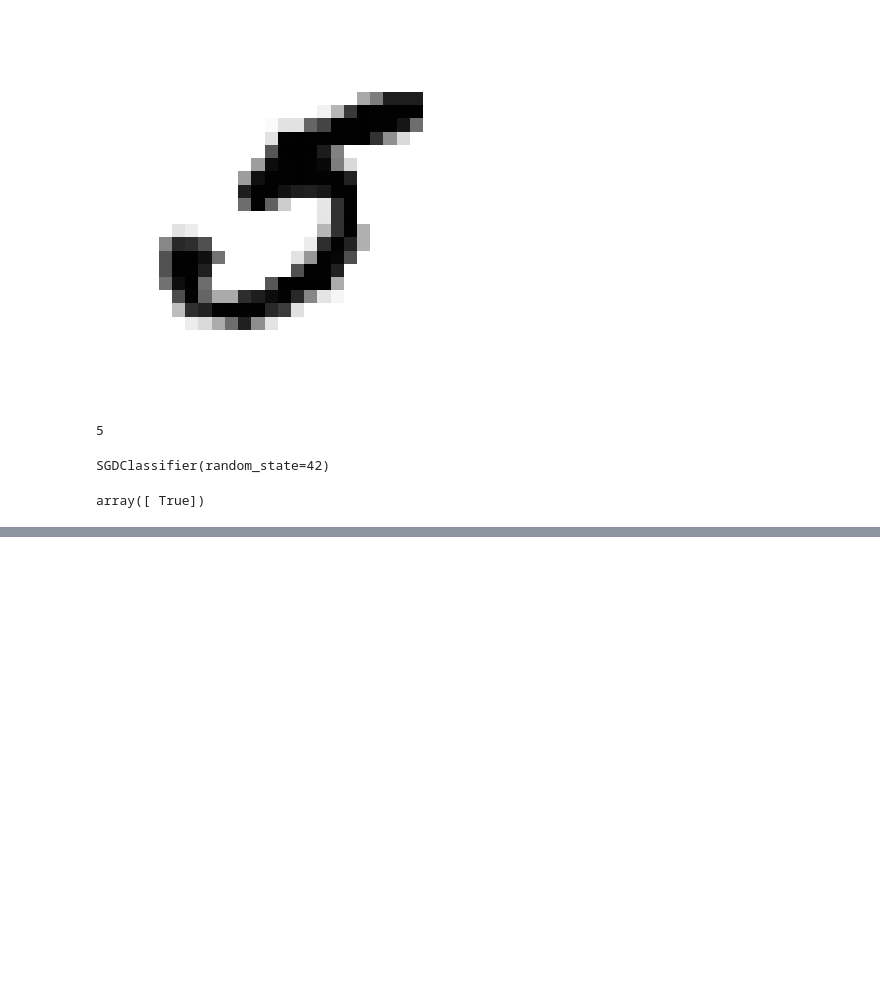
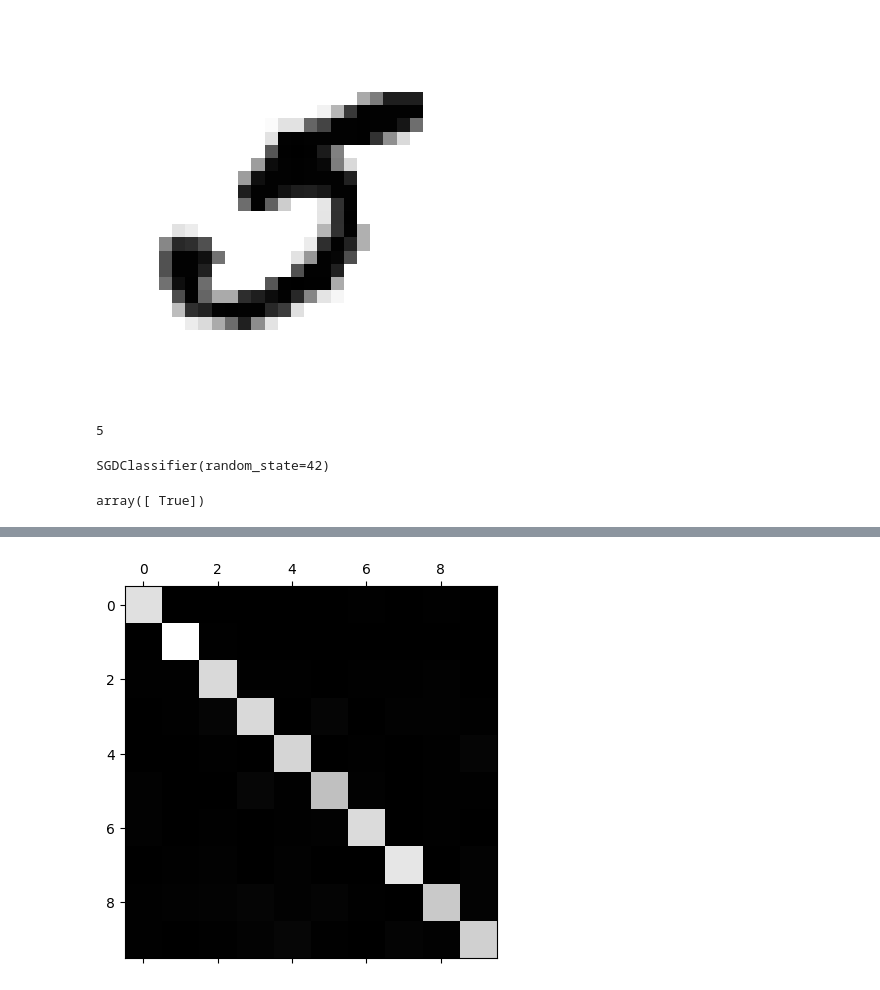
Before and after one commit to Ujjwal238/First_Model, a Jupyter notebook: Untitled4.ipynb, the cells around one changed output, grey strips where cells are left out. Cells and saved outputs as stored; diff of their text form; code cells hidden in the pictures; blank space fills up the shorter version.

```diff
--- a/Untitled4.ipynb
+++ b/Untitled4.ipynb
@@ -83,0 +225,5 @@ f1_score(y_train_5, y_train_pred)
+# %%
+from sklearn.ensemble import RandomForestClassifier
+forest_clf = RandomForestClassifier(n_estimators=10, random_state=42)
+y_probas_forest = cross_val_predict(forest_clf, X_train, y_train_5, cv=3,
+                                    method="predict_proba")
@@ -83,0 +261,4 @@ f1_score(y_train_5, y_train_pred)
+# %%
+y_train_pred = cross_val_predict(forest_clf, X_train_scaled, y_train, cv=3)
+conf_mx = confusion_matrix(y_train, y_train_pred)
+conf_mx
@@ -83,0 +276,6 @@ f1_score(y_train_5, y_train_pred)
+# %%
+
+plt.matshow(conf_mx, cmap=plt.cm.gray)
+plt.show()
+# %% [output]
+[figure, added]
```
Also changed, not shown: parts of 28 cells of this notebook.
